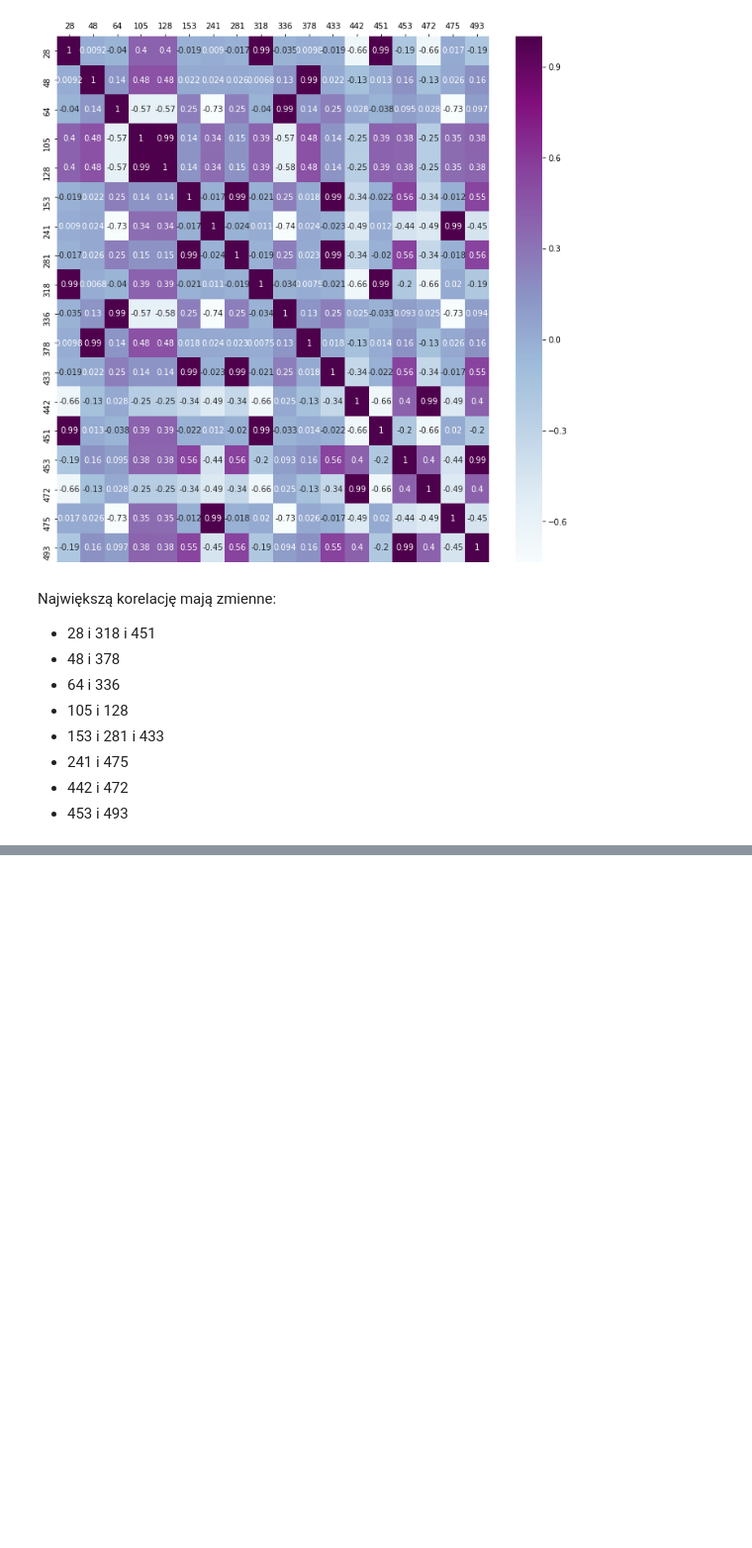
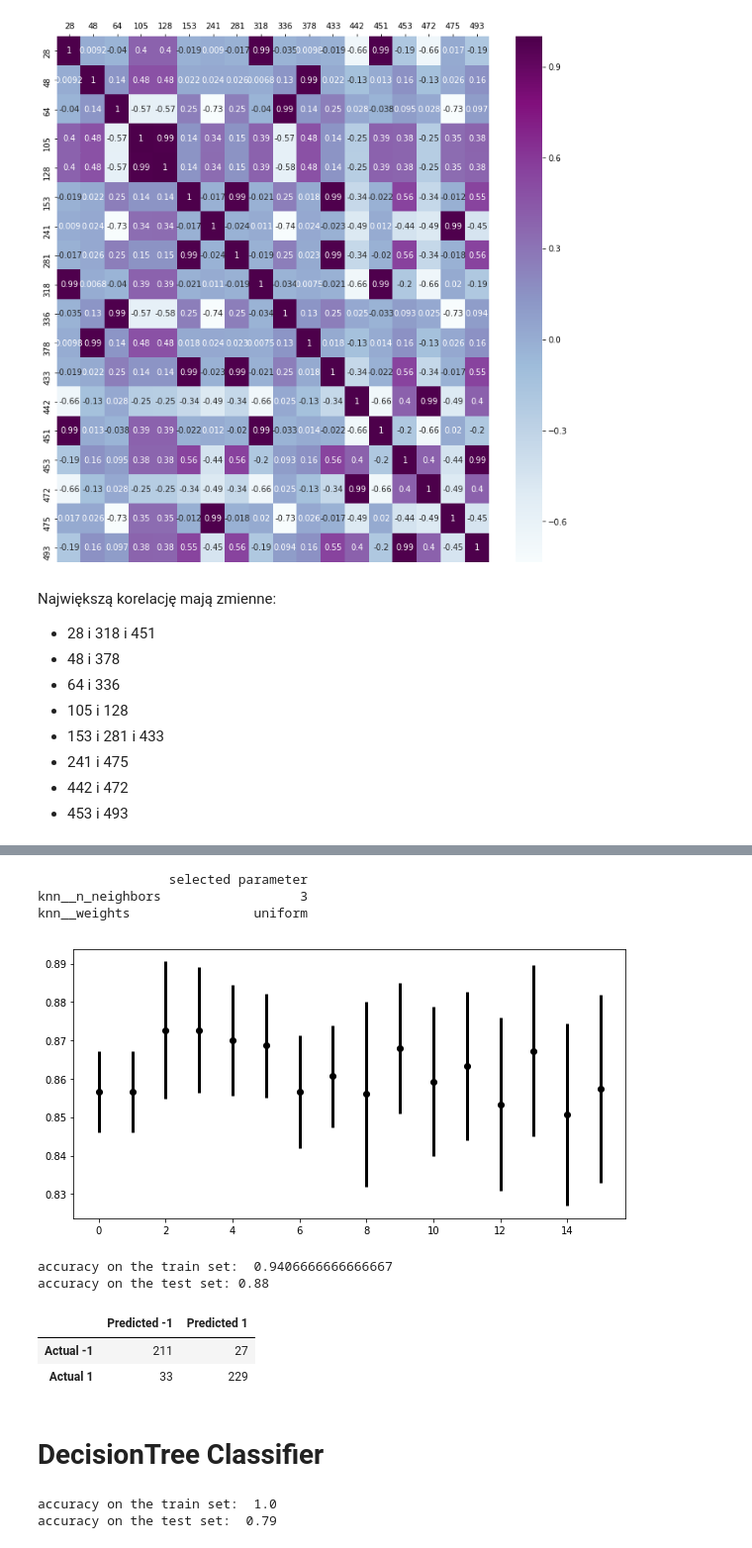
Before and after one commit to SaxMan96/Machine-Learning-Feature-Selection, a Jupyter notebook: Feature Selection.ipynb, the cells around one changed output, grey strips where cells are left out. Shown: that part at 99% size. Drawn from its saved outputs; the diff is of its cells as text; code cells hidden in the pictures; blank space fills up the shorter version.

```diff
--- a/Feature Selection.ipynb
+++ b/Feature Selection.ipynb
@@ -218,0 +238,10 @@ x_train, x_test, y_train, y_test = train_test_split(x_df_sel, y, test_size=0.1)
+# %%
+knnPipe = Pipeline([
+    ('scaler', StandardScaler()),
+    ('knn', KNeighborsClassifier(n_jobs=-1)),
+])
+knnParam = {
+    'knn__n_neighbors': [1, 3, 5, 7, 8, 9, 10, 11],
+    'knn__weights': ['uniform', 'distance'],
+}
+_ = knnPipe.fit(x_train, y_train)
@@ -218,0 +254,36 @@ x_train, x_test, y_train, y_test = train_test_split(x_df_sel, y, test_size=0.1)
+# %%
+knnGS = GridSearchCV(knnPipe, param_grid=knnParam, n_jobs=-1)
+_ = knnGS.fit(x_train, y_train)
+print(pd.DataFrame.from_dict(knnGS.best_params_,
+                           orient='index',
+                           columns=["selected parameter"]))
+mean_test_score = knnGS.cv_results_["mean_test_score"]
+std_test_score = knnGS.cv_results_["std_test_score"]
+plt.figure(figsize=(10, 5))
+_ = plt.errorbar(np.arange(mean_test_score.shape[0]),
+                 mean_test_score,
+                 std_test_score,
+                 fmt='ok',
+                 lw=3)
+# %% [output]
+                 selected parameter
+knn__n_neighbors                  3
+knn__weights                uniform
+[figure, added]
+# %%
+print("accuracy on the train set: ", knnGS.score(x_train, y_train))
+print("accuracy on the test set:", knnGS.score(x_test, y_test))
+# %% [output]
+accuracy on the train set:  0.9406666666666667
+accuracy on the test set: 0.88
+# %%
+knnGS_confMatrix = pd.DataFrame(confusion_matrix(y_test, knnGS.predict(x_test)), \
+                                columns=['Predicted -1', 'Predicted 1'], \
+                                index=['Actual -1', 'Actual 1'])
+knnGS_confMatrix
+# %% [output]
+|  | Predicted -1 | Predicted 1 |
+| Actual -1 | 211 | 27 |
+| Actual 1 | 33 | 229 |
+# %% [markdown]
+# DecisionTree Classifier
@@ -218,0 +298,6 @@ x_train, x_test, y_train, y_test = train_test_split(x_df_sel, y, test_size=0.1)
+# %%
+print('accuracy on the train set: ', dectreePipe.score(x_train, y_train))
+print('accuracy on the test set: ', dectreePipe.score(x_test, y_test))
+# %% [output]
+accuracy on the train set:  1.0
+accuracy on the test set:  0.79
```
Also changed, not shown: parts of 38 cells of this notebook, 3 other files.
